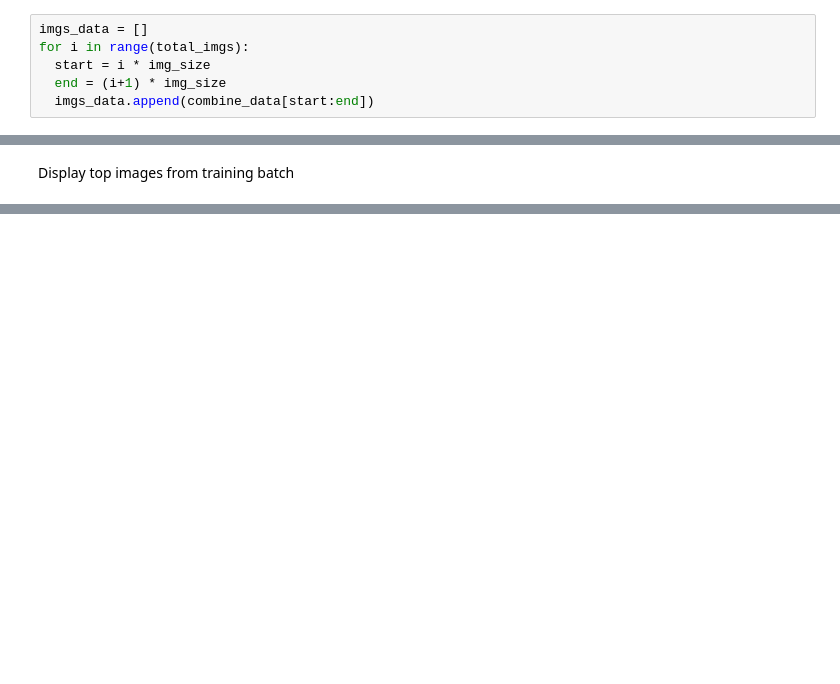
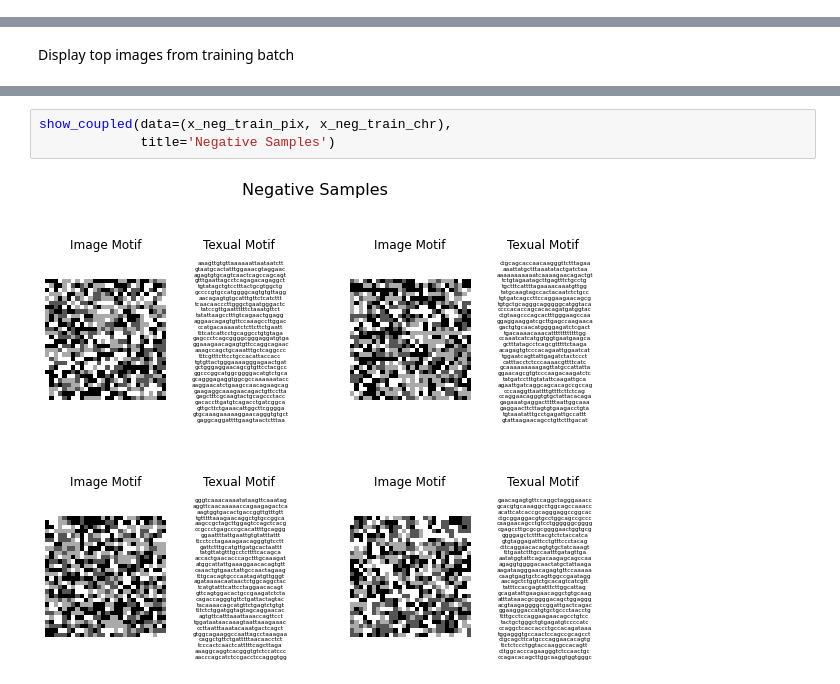
Before and after one commit to m3sibti/genomic_datascience, a Jupyter notebook: PixelMotifGAN.ipynb, the cells around one changed output, grey strips where cells are left out. Drawn from its saved outputs; the diff is of its cells as text; blank space fills up the shorter version.

```diff
--- a/PixelMotifGAN.ipynb
+++ b/PixelMotifGAN.ipynb
@@ -239,6 +252,0 @@ total images from this file  5033
-# %%
-imgs_data = []
-for i in range(total_imgs):
-  start = i * img_size
-  end = (i+1) * img_size
-  imgs_data.append(combine_data[start:end])
@@ -296,0 +401,5 @@ show_images(x_train)
+# %%
+show_coupled(data=(x_neg_train_pix, x_neg_train_chr),
+             title='Negative Samples')
+# %% [output]
+[figure, added]
```
Also changed, not shown: parts of 28 cells of this notebook.
